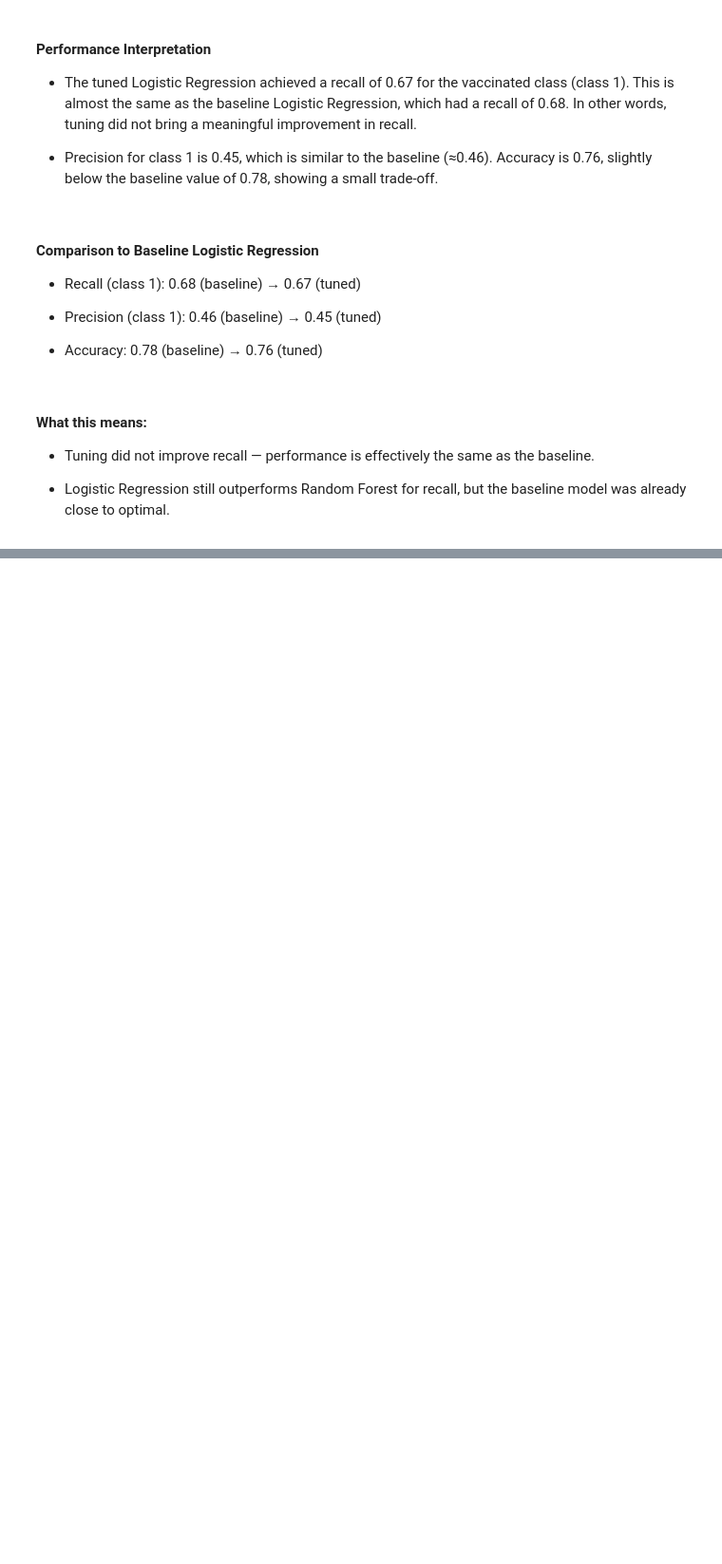
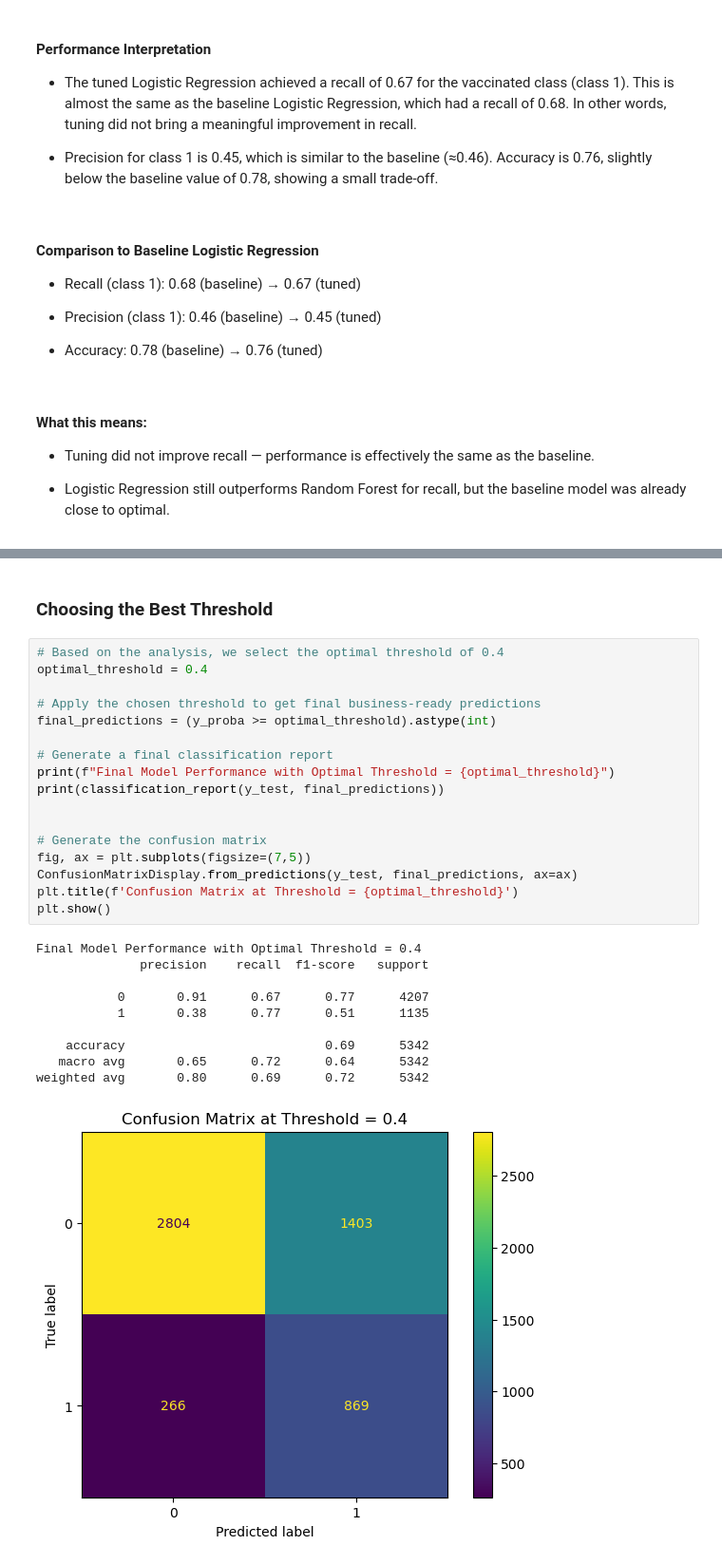
Before and after one commit to patsi-dev/Phase-3-Project, a Jupyter notebook: index.ipynb, the cells around one changed output, grey strips where cells are left out. Shown at 95% size. Cells and saved outputs as stored; diff of their text form; blank space fills up the shorter version.

```diff
--- a/index.ipynb
+++ b/index.ipynb
@@ -1164,0 +1193,30 @@ Threshold: 0.00, Recall: 1.00, Precision: 0.21
+# %% [markdown]
+###  Choosing the Best Threshold
+# %%
+# Based on the analysis, we select the optimal threshold of 0.4
+optimal_threshold = 0.4
+
+# Apply the chosen threshold to get final business-ready predictions
+final_predictions = (y_proba >= optimal_threshold).astype(int)
+
+# Generate a final classification report
+print(f"Final Model Performance with Optimal Threshold = {optimal_threshold}")
+print(classification_report(y_test, final_predictions))
+
+
+# Generate the confusion matrix
+fig, ax = plt.subplots(figsize=(7,5))
+ConfusionMatrixDisplay.from_predictions(y_test, final_predictions, ax=ax)
+plt.title(f'Confusion Matrix at Threshold = {optimal_threshold}')
+plt.show()
+# %% [output]
+Final Model Performance with Optimal Threshold = 0.4
+              precision    recall  f1-score   support
+
+           0       0.91      0.67      0.77      4207
+           1       0.38      0.77      0.51      1135
+
+    accuracy                           0.69      5342
+   macro avg       0.65      0.72      0.64      5342
+weighted avg       0.80      0.69      0.72      5342
+[figure, added]
```
Also changed, not shown: parts of 15 cells of this notebook.
